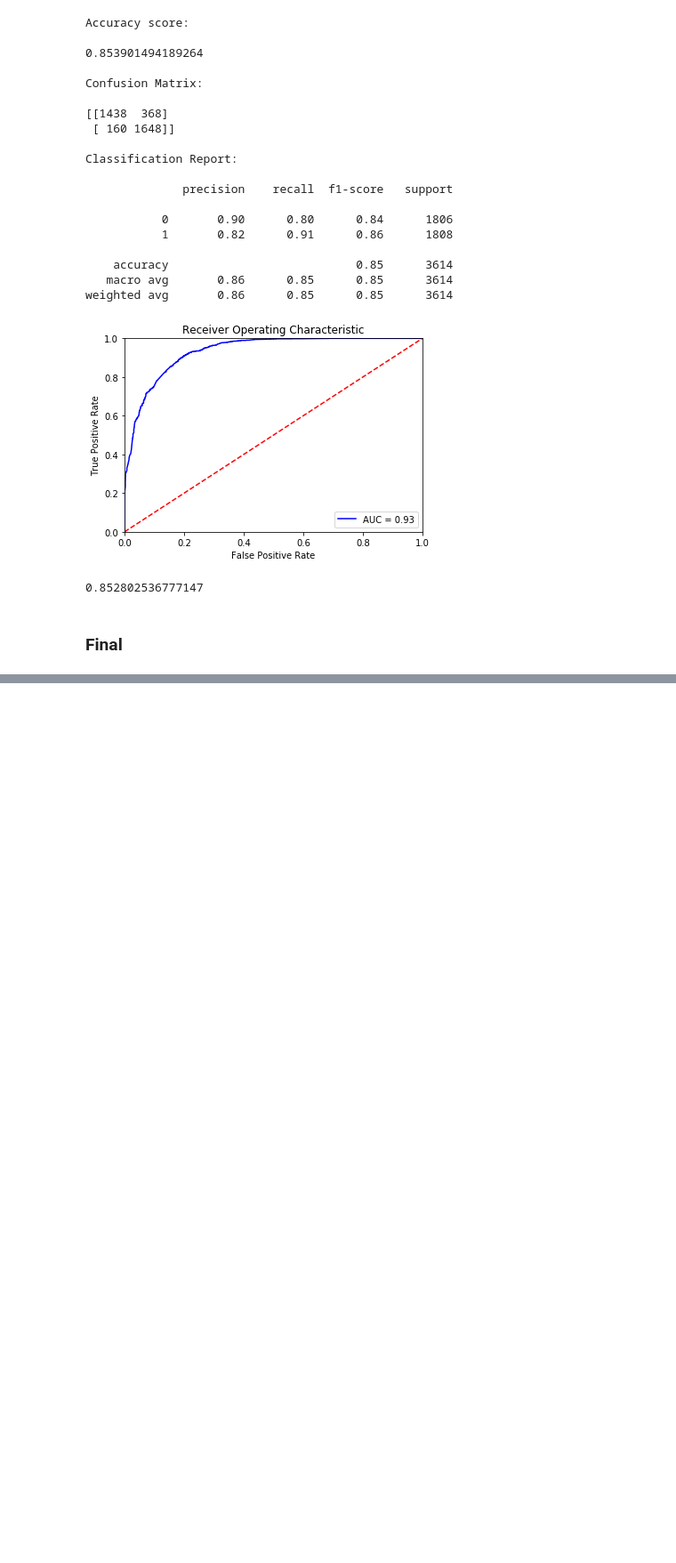
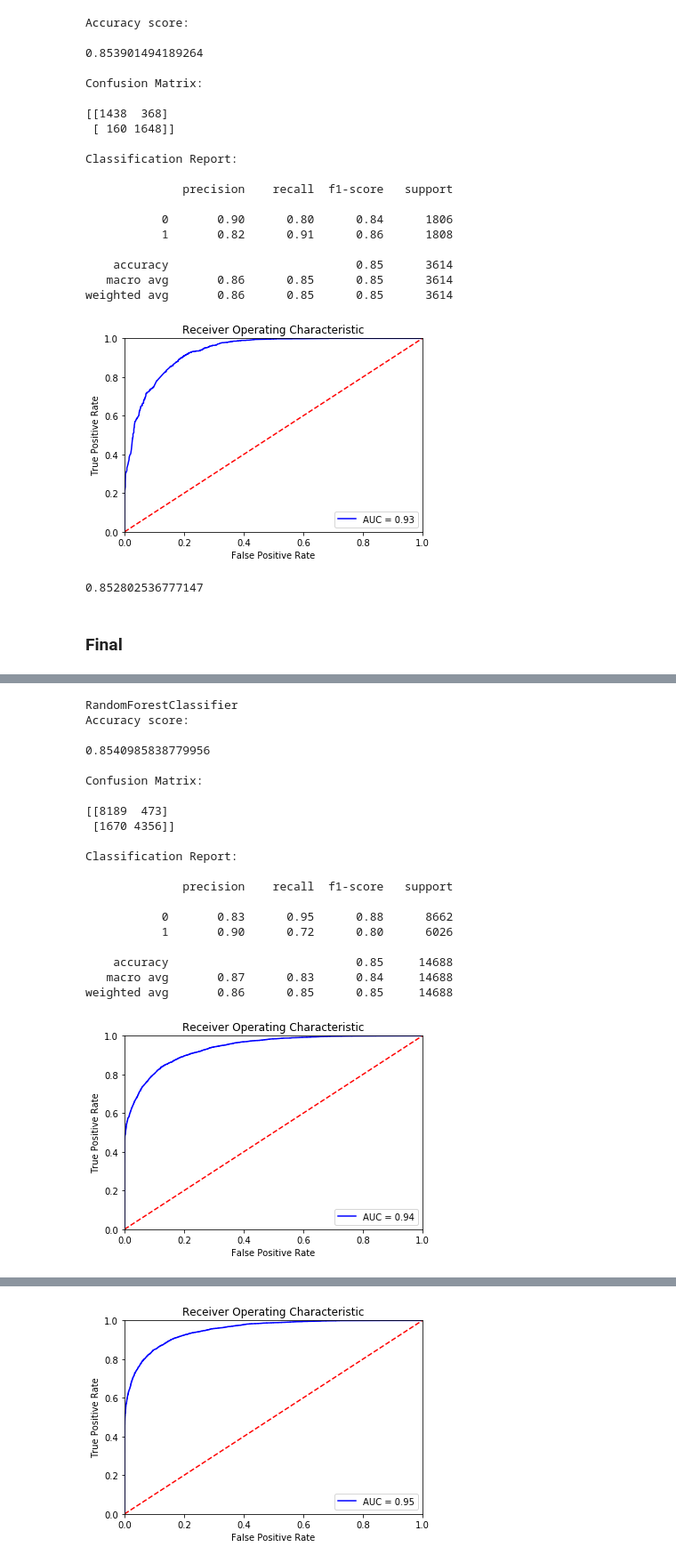
Before and after one commit to egemenzeytinci/cancellation-prediction, a Jupyter notebook: modelling.ipynb, the cells around one changed output, grey strips where cells are left out. Shown: that part at 89% size. Cells and saved outputs as stored; diff of their text form; code cells hidden in the pictures; blank space fills up the shorter version.

Commit message:
Update model

```diff
--- a/modelling.ipynb
+++ b/modelling.ipynb
@@ -268,7 +268,7 @@ class Report:
         print('\nClassification Report:\n')
         print(classification_report(self.y, y_pred))
 
-    def plot_roc_curve(self, model):
+    def plot_roc_curve(self, model, part='h1', save=False):
         probs = model.predict_proba(self.X)
         preds = probs[:, 1]
 
@@ -283,6 +283,9 @@ class Report:
         plt.ylim([0, 1])
         plt.ylabel('True Positive Rate')
         plt.xlabel('False Positive Rate')
+
+        if save:
+            plt.savefig('./images/')
         plt.show()
 # %%
 report = Report(X_test, y_test)
@@ -1017,0 +929,63 @@ weighted avg       0.74      0.74      0.74     73439
+# %%
+Xtr_last, Xte_last, ytr_last, yte_last = train_test_split(X_last, y_last, test_size=.2, random_state=42)
+# %%
+report = Report(Xte_last, yte_last)
+
+params = {
+    'RandomForestClassifier': {
+        'max_depth': 20,
+        'max_features': 5,
+        'min_samples_split': 5,
+        'n_estimators': 1000,
+    },
+    'GradientBoostingClassifier': {
+        'max_depth': 10,
+        'min_samples_split': 10,
+        'n_estimators': 500,
+    },
+    'XGBClassifier': {
+        'max_depth': 10,
+        'min_samples_split': 2,
+        'n_estimators': 100,
+    },
+    'LGBMClassifier': {
+        'learning_rate': 0.02,
+        'max_depth': 5,
+        'min_child_samples': 20,
+        'n_estimators': 100,
+        'subsample': 0.6,
+    }
+}
+
+rf = RandomForestClassifier(**params['RandomForestClassifier'])
+gbm = GradientBoostingClassifier(**params['GradientBoostingClassifier'])
+xgb = XGBClassifier(**params['XGBClassifier'])
+lgbm = LGBMClassifier(**params['LGBMClassifier'])
+
+for model in [rf, gbm, xgb, lgbm]:
+    print(model.__class__.__name__)
+    _ = model.fit(Xtr_last, ytr_last)
+    report.metrics(model)
+    report.plot_roc_curve(model)
+# %% [output]
+RandomForestClassifier
+Accuracy score:
+
+0.8540985838779956
+
+Confusion Matrix:
+
+[[8189  473]
+ [1670 4356]]
+
+Classification Report:
+
+              precision    recall  f1-score   support
+
+           0       0.83      0.95      0.88      8662
+           1       0.90      0.72      0.80      6026
+
+    accuracy                           0.85     14688
+   macro avg       0.87      0.83      0.84     14688
+weighted avg       0.86      0.85      0.85     14688
+[figure, added]
@@ -1017,0 +1012 @@ weighted avg       0.74      0.74      0.74     73439
+[figure, added]
```
Also changed, not shown: parts of 2 cells of this notebook.
